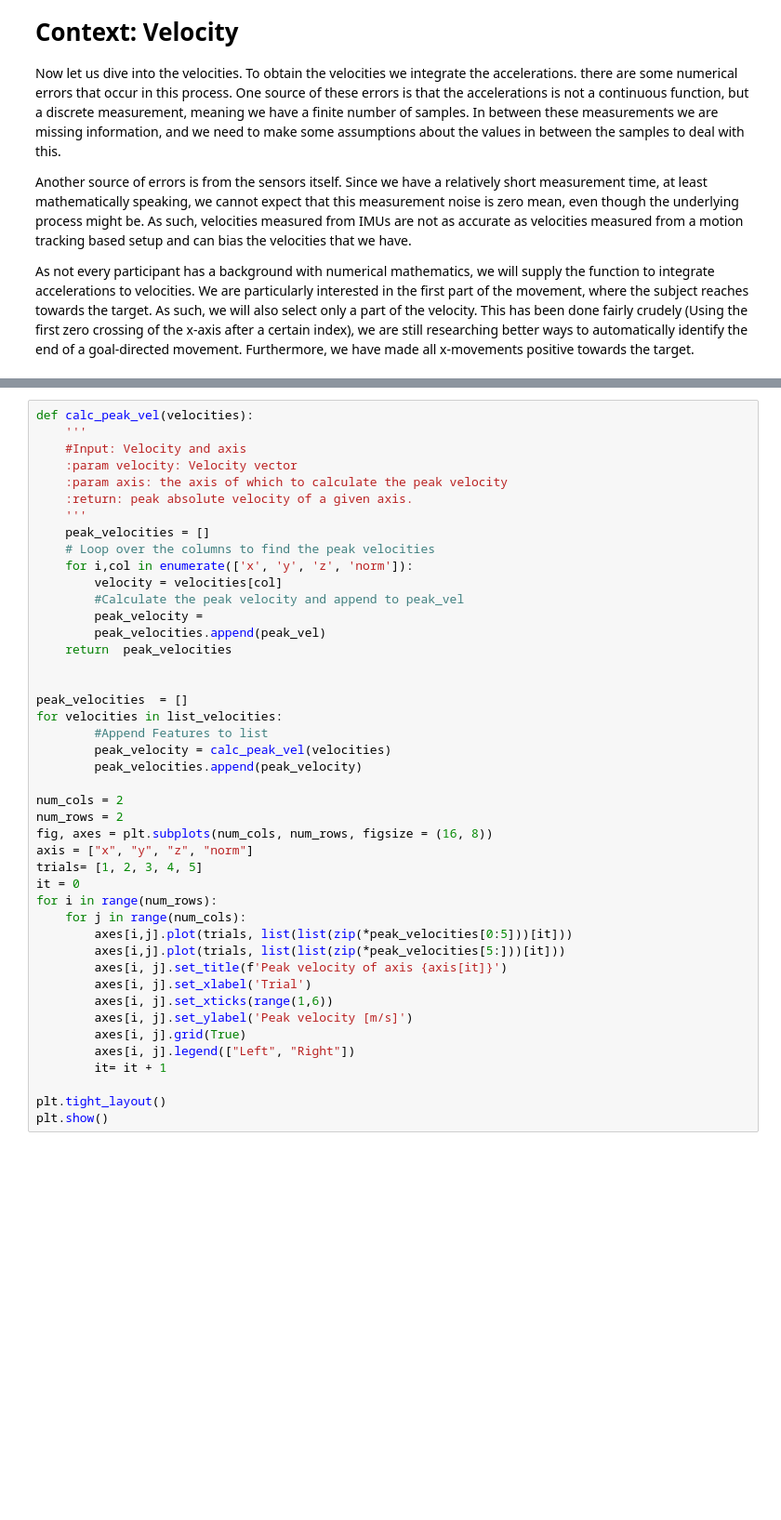
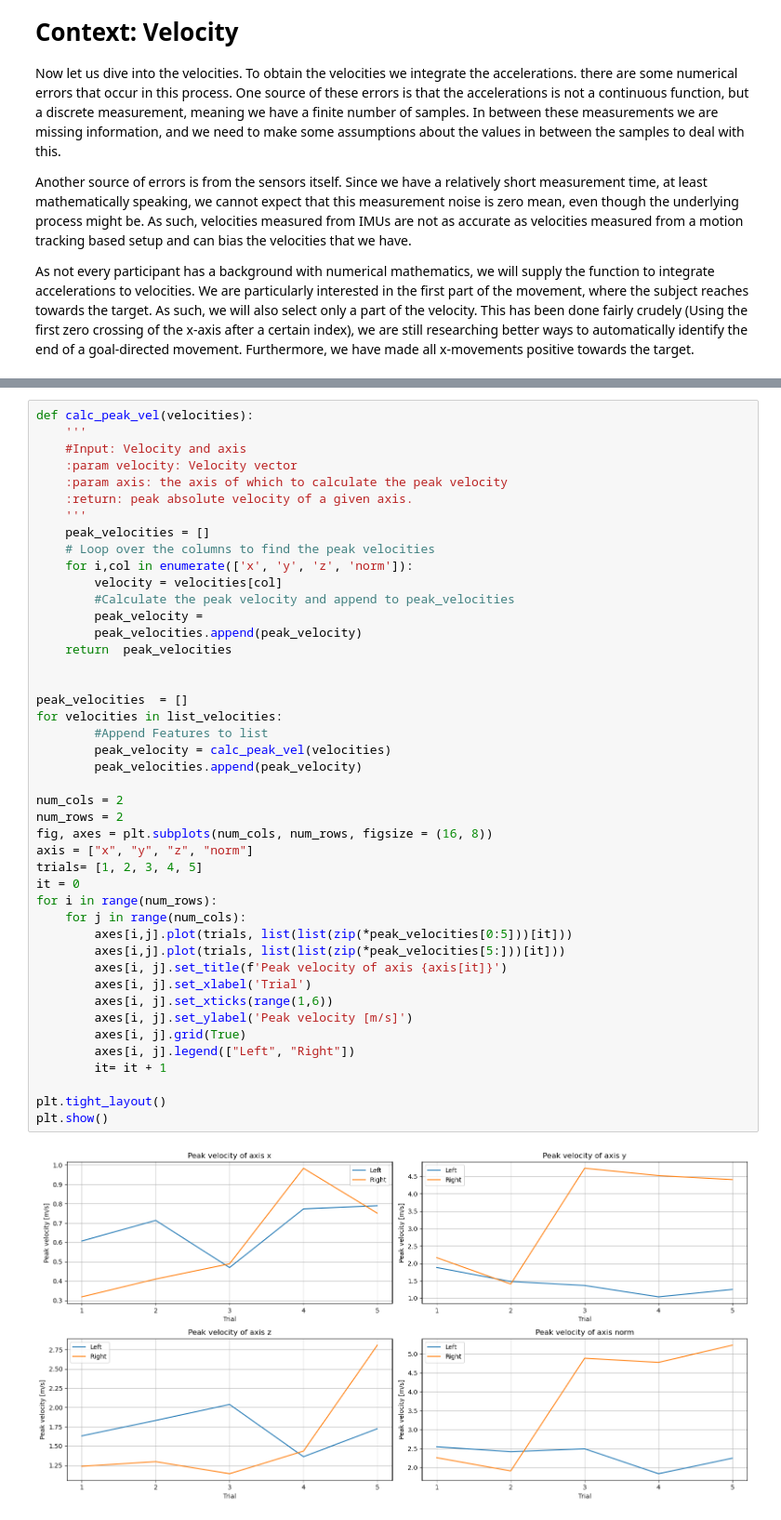
Before and after one commit to DannyLemmers/ICAMPAM-participant, a Jupyter notebook: main_participant.ipynb, the cells around one changed output, grey strips where cells are left out. Shown at 93% size. Drawn from its saved outputs; the diff is of its cells as text; blank space fills up the shorter version.

```diff
--- a/main_participant.ipynb
+++ b/main_participant.ipynb
@@ -263,38 +270,40 @@ def calc_peak_vel(velocities):
     # Loop over the columns to find the peak velocities
     for i,col in enumerate(['x', 'y', 'z', 'norm']):
         velocity = velocities[col]
-        #Calculate the peak velocity and append to peak_vel
+        #Calculate the peak velocity and append to peak_velocities
         peak_velocity =
-        peak_velocities.append(peak_vel)
+        peak_velocities.append(peak_velocity)
     return  peak_velocities
 
 
 peak_velocities  = []
 for velocities in list_velocities:
         #Append Features to list
         peak_velocity = calc_peak_vel(velocities)
         peak_velocities.append(peak_velocity)
 
 num_cols = 2
 num_rows = 2
 fig, axes = plt.subplots(num_cols, num_rows, figsize = (16, 8))
 axis = ["x", "y", "z", "norm"]
 trials= [1, 2, 3, 4, 5]
 it = 0
 for i in range(num_rows):
     for j in range(num_cols):
         axes[i,j].plot(trials, list(list(zip(*peak_velocities[0:5]))[it]))
         axes[i,j].plot(trials, list(list(zip(*peak_velocities[5:]))[it]))
         axes[i, j].set_title(f'Peak velocity of axis {axis[it]}')
         axes[i, j].set_xlabel('Trial')
         axes[i, j].set_xticks(range(1,6))
         axes[i, j].set_ylabel('Peak velocity [m/s]')
         axes[i, j].grid(True)
         axes[i, j].legend(["Left", "Right"])
         it= it + 1
 
 plt.tight_layout()
 plt.show()
+# %% [output]
+[figure, added]
 # %% [markdown]
 Interestingly enough, the peak velocities appear highest for the affected arm! There does seem to be quite a variability in the direction of the target. Clearly not enough data to make a strong conclusion about how well the peak velocities can define quality, but good to keep in mind nonetheless. Looking back into the initial velocity figure, that is not really surprising either. A potential explanation might be that the movement itself is not necessarily much slower here, but less efficient.
 
```
Also changed, not shown: parts of 11 cells of this notebook.
